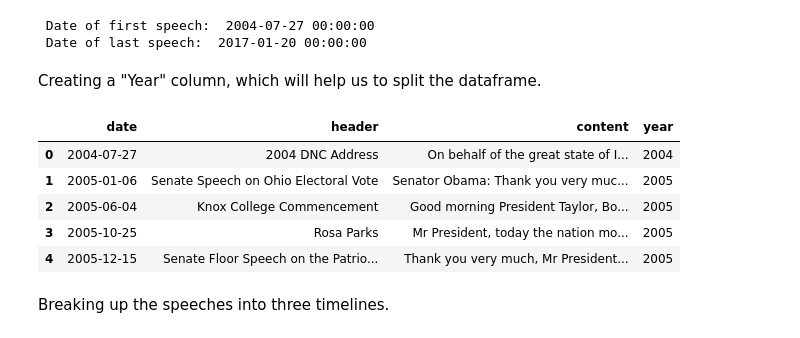
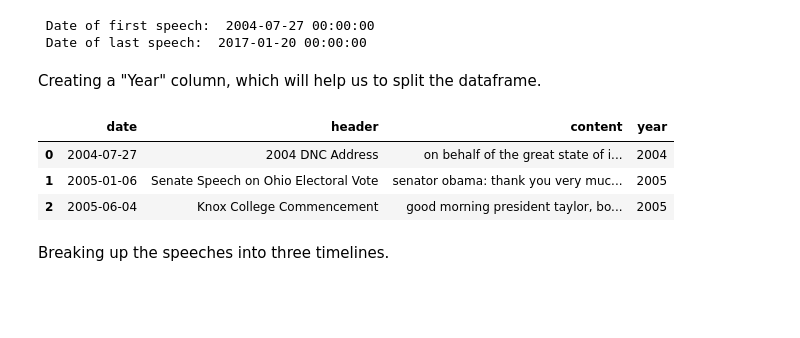
Before and after one commit to soorma91/ObamaSpeechAnalysis, a Jupyter notebook: AnalysisOfObamaSpeeches.ipynb, the cells around one changed output. Saved outputs shown, nothing was run; the diff lists cells and outputs as text; code cells hidden in the pictures; blank space fills up the shorter version.

```diff
--- a/AnalysisOfObamaSpeeches.ipynb
+++ b/AnalysisOfObamaSpeeches.ipynb
@@ -97,0 +101,4 @@ for fl in pdf_files:
+# %%
+# And reading it as required
+spch_df= pd.read_csv('/content/drive/My Drive/Docs&Data/speeches_df.csv', index_col= "Unnamed: 0")
+print("The size of the dataframe: ", spch_df.shape)
@@ -105,9 +113,3 @@ spch_df.head()
 | 2 | 04 Jun 2005 | Knox College Commencement | Good morning President Taylor, Bo... |
 | 3 | 25 Oct 2005 | Rosa Parks | ] Mr. President, today the nation... |
 | 4 | 15 Dec 2005 | Senate Floor Speech on the Patrio... | Thank you very much, Mr. Presiden... |
-# %%
-# Writing the dataframe as csv for further
-# And reading it as required
-#spch_df.to_csv('/content/drive/My Drive/speeches_df.csv', header= True, index= False)
-spch_df= pd.read_csv('/content/drive/My Drive/speeches_df.csv', index_col= "Unnamed: 0")
-print("The size of the dataframe: ", spch_df.shape)
@@ -117,3 +117,6 @@ The size of the dataframe:  (431, 3)
 ## Text Cleaning
 # %%
 spch_df.content.replace(to_replace = ["\[", "\]", "\."],value= "", regex= True, inplace= True)
+# %%
+spch_df.content= spch_df.content.str.lower()
+spch_df.head(3)
@@ -221,14 +230,12 @@ print(" Date of last speech: ", spch_df.date[len(spch_df.date)- 1] )
 Creating a "Year" column, which will help us to split the dataframe.
 # %%
 spch_df["year"] = pd.DatetimeIndex(spch_df.date).year.astype(str)
-spch_df.head()
+spch_df.head(3)
 # %% [output]
 |  | date | header | content | year |
-| 0 | 2004-07-27 | 2004 DNC Address | On behalf of the great state of I... | 2004 |
-| 1 | 2005-01-06 | Senate Speech on Ohio Electoral Vote | Senator Obama: Thank you very muc... | 2005 |
-| 2 | 2005-06-04 | Knox College Commencement | Good morning President Taylor, Bo... | 2005 |
-| 3 | 2005-10-25 | Rosa Parks | Mr President, today the nation mo... | 2005 |
-| 4 | 2005-12-15 | Senate Floor Speech on the Patrio... | Thank you very much, Mr President... | 2005 |
+| 0 | 2004-07-27 | 2004 DNC Address | on behalf of the great state of i... | 2004 |
+| 1 | 2005-01-06 | Senate Speech on Ohio Electoral Vote | senator obama: thank you very muc... | 2005 |
+| 2 | 2005-06-04 | Knox College Commencement | good morning president taylor, bo... | 2005 |
 # %% [markdown]
  Breaking up the speeches into three timelines.
 # %%
```
Also changed, not shown: parts of 33 cells of this notebook.
